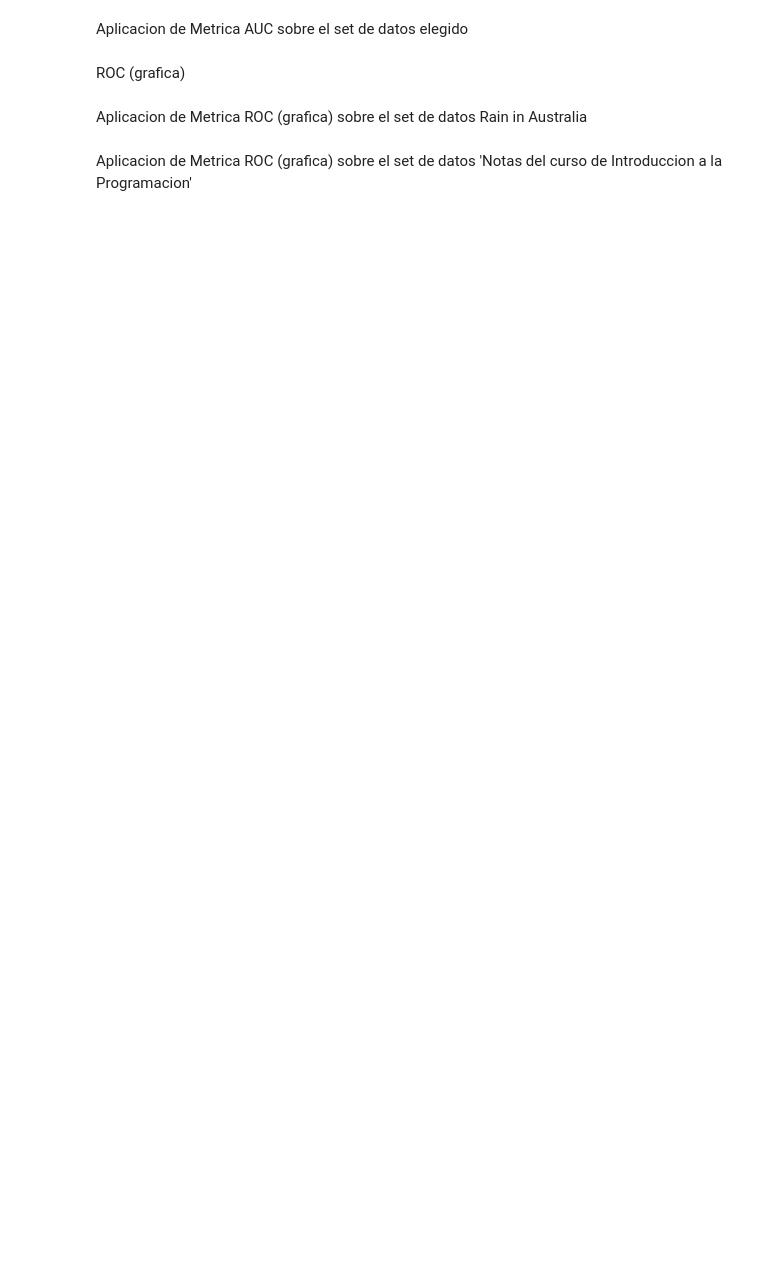
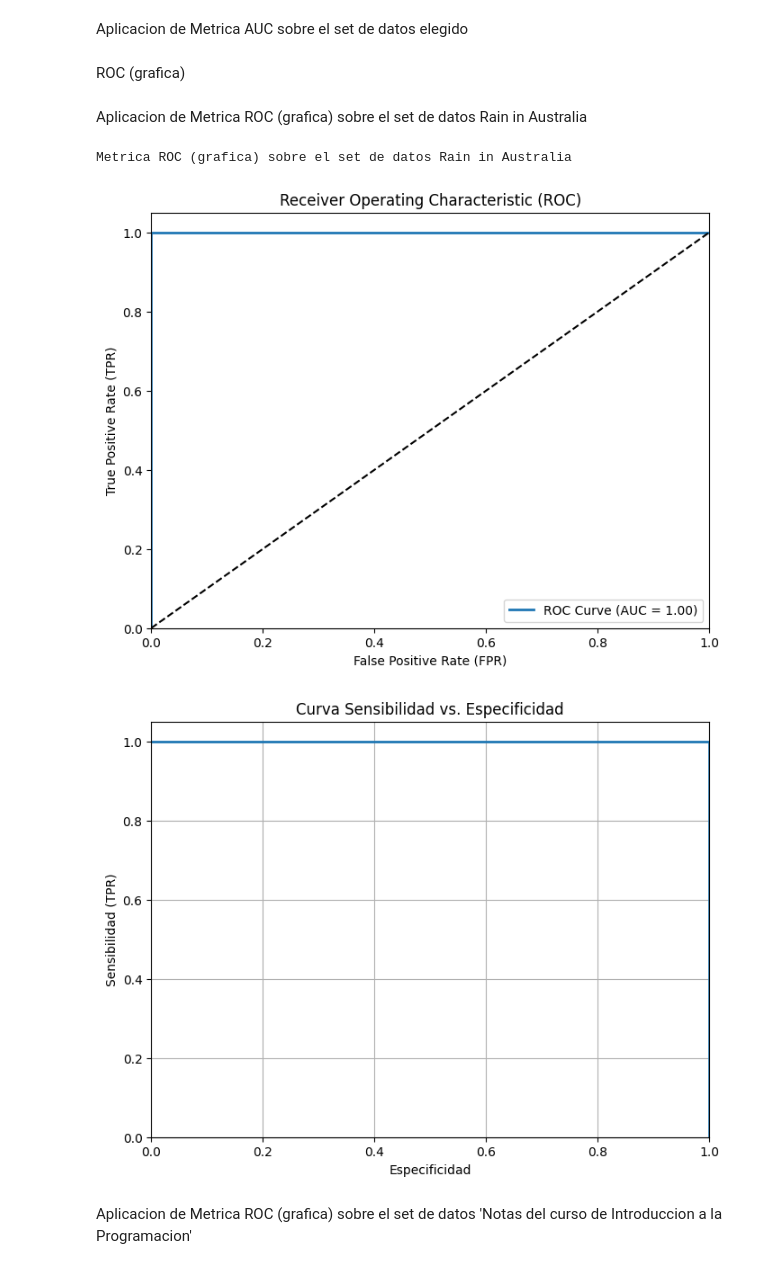
Before and after one commit to Heineken97/ReconocimientoPatrones-Proyecto1, a Jupyter notebook: AlgoritmosAprendizajeSupervisado.ipynb, the cells around one changed output. Saved outputs shown, nothing was run; the diff lists cells and outputs as text; code cells hidden in the pictures; blank space fills up the shorter version.

Commit message:
Fixed Metrics

```diff
--- a/AlgoritmosAprendizajeSupervisado.ipynb
+++ b/AlgoritmosAprendizajeSupervisado.ipynb
@@ -284,13 +284,13 @@ Aplicacion de Algoritmo Arboles de decision sobre el set de datos Rain in Austra
 # %%
 max_depth = 5
 tree = Node(max_depth=max_depth)
-tree.fit(X_train, y_train)
+tree.fit(X_train_weather, y_train_weather)
 
 # Realización de predicciones en el conjunto de prueba
-y_pred = [tree.predict(x) for x in X_test]
+y_pred = [tree.predict(x) for x in X_test_weather]
 
 # Evaluación del modelo
-accuracy = np.mean(y_pred == y_test)
+accuracy = np.mean(y_pred == y_test_weather)
 print(f"Precisión del Algoritmo Arboles de decision sobre el set de datos Rain in Australia : {accuracy:.2f}")
 # %% [output]
 Precisión del Algoritmo Arboles de decision sobre el set de datos Rain in Australia : 1.00
@@ -404,11 +406,11 @@ Aplicacion de Algoritmo KNearestNeighbors sobre el set de datos Rain in Australi
 # %%
 from sklearn.neighbors import KNeighborsClassifier
 
-our_classifier = KNearestNeighbors(X_train, y_train, n_neighbors=30)
+our_classifier = KNearestNeighbors(X_train_weather, y_train_weather, n_neighbors=30)
 
-our_accuracy, y_pred, y_test = our_classifier.score(X_test, y_test)
-sklearn_classifier = KNeighborsClassifier(n_neighbors=30).fit(X_train, y_train)
-sklearn_accuracy = sklearn_classifier.score(X_test, y_test)
+our_accuracy, y_pred_weather, y_test_weather= our_classifier.score(X_test_weather, y_test_weather)
+sklearn_classifier = KNeighborsClassifier(n_neighbors=30).fit(X_train_weather, y_train_weather)
+sklearn_accuracy = sklearn_classifier.score(X_test_weather, y_test_weather)
 
 pd.DataFrame([[our_accuracy, sklearn_accuracy]],
              ['Accuracy'],
@@ -423,7 +425,7 @@ from sklearn.neighbors import KNeighborsClassifier
 our_classifier = KNearestNeighbors(X_train_notesDataset, y_train_notesDataset, n_neighbors=30)
 sklearn_classifier = KNeighborsClassifier(n_neighbors=30).fit(X_train_notesDataset, y_train_notesDataset)
 
-our_accuracy, y_pred, y_test = our_classifier.score(X_test_notesDataset, y_test_notesDataset)
+our_accuracy, y_pred_notesDataset, y_test = our_classifier.score(X_test_notesDataset, y_test_notesDataset)
 sklearn_accuracy = sklearn_classifier.score(X_test_notesDataset, y_test_notesDataset)
 
 print(y_pred[:20], y_test[:20])
@@ -505,8 +488,8 @@ Aplicacion de Metrica Precision sobre el set de datos Rain in Australia
 # %%
 from sklearn.metrics import precision_score
 print("Metrica Precision sobre el set de Rain in Australia ")
-y_test_weatherDataset = (y_test_weatherDataset > 0.5).astype(int)
-y_pred_weatherDataset = (y_pred_weatherDataset > 0.5).astype(int)
+y_test_weatherDataset = (y_test_weather > 0.5).astype(int)
+y_pred_weatherDataset = (y_pred_weather > 0.5).astype(int)
 precision = precision_score(y_test_weatherDataset, y_pred_weatherDataset, zero_division=0.0)
 print("The precision score is:", precision)
 # %% [output]
@@ -621,35 +609,39 @@ import matplotlib.pyplot as plt
 from sklearn.metrics import roc_curve, auc
 
 print("Metrica ROC (grafica) sobre el set de datos Rain in Australia ")
 
-probs = model.predict_prob(X_test_weatherDataset)[:, 1]
+probs = modelw.predict_prob(X_test_weather)
 
-fpr, tpr, thresholds = roc_curve(y_test_weatherDataset, probs)
+fpr, tpr, thresholds = roc_curve(y_test_weather, probs)
 
 # Calcular el AUC (Área bajo la curva ROC)
 roc_auc = auc(fpr, tpr)
 
 # Trazar la curva ROC
 plt.figure(figsize=(8, 6))
 plt.plot(fpr, tpr, lw=2, label=f'ROC Curve (AUC = {roc_auc:.2f})')
 plt.plot([0, 1], [0, 1], 'k--')
 plt.xlim([0.0, 1.0])
 plt.ylim([0.0, 1.05])
 plt.xlabel('False Positive Rate (FPR)')
 plt.ylabel('True Positive Rate (TPR)')
 plt.title('Receiver Operating Characteristic (ROC)')
 plt.legend(loc="lower right")
 
 # Trazar la curva de Sensibilidad vs. Especificidad
 plt.figure(figsize=(8, 6))
 plt.plot(1 - fpr, tpr, lw=2)
 plt.xlim([0.0, 1.0])
 plt.ylim([0.0, 1.05])
 plt.xlabel('Especificidad')
 plt.ylabel('Sensibilidad (TPR)')
 plt.title('Curva Sensibilidad vs. Especificidad')
 plt.grid(True)
 plt.show()
+# %% [output]
+Metrica ROC (grafica) sobre el set de datos Rain in Australia
+[figure, added]
+[figure, added]
 # %% [markdown]
 Aplicacion de Metrica ROC (grafica) sobre el set de datos 'Notas del curso de Introduccion a la Programacion'
 # %%
```
Also changed, not shown: parts of 23 cells of this notebook.
